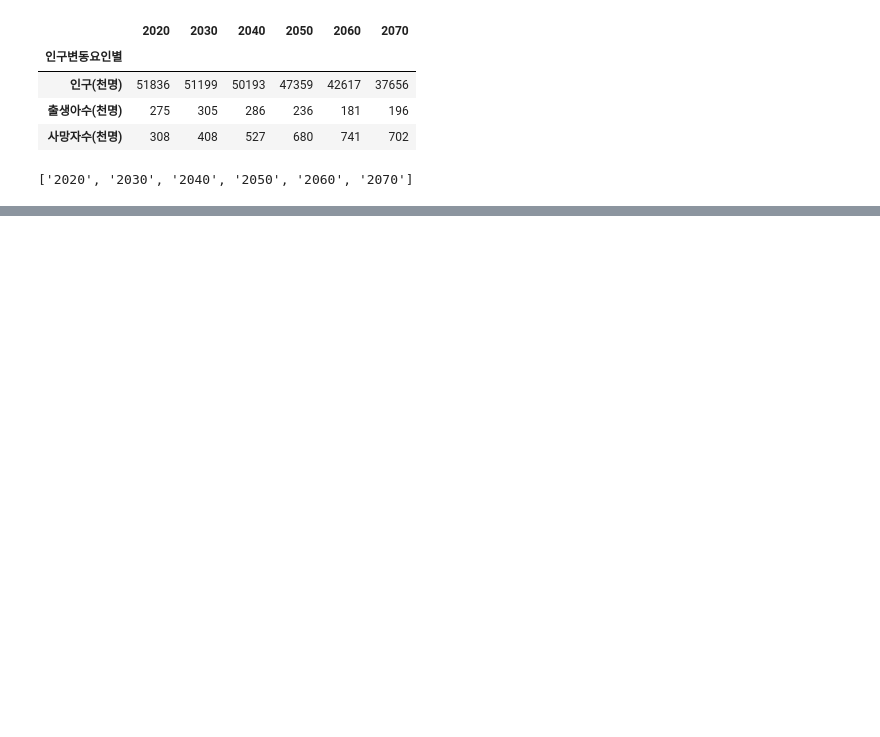
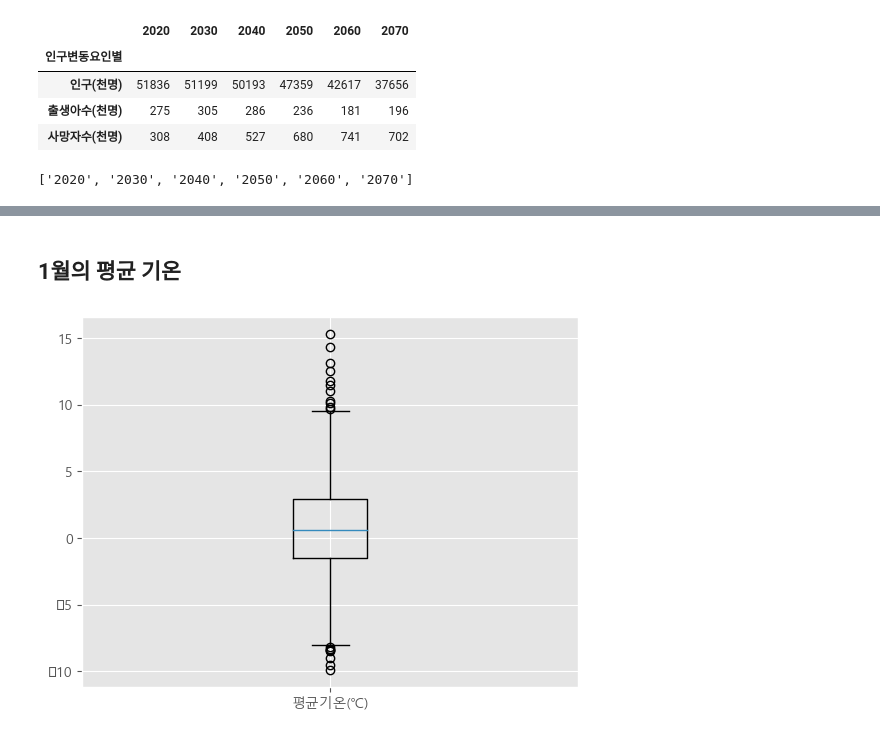
Before and after one commit to ydydydydydy/PythonStudy, a Jupyter notebook: python_lib/05.Matplotlib.ipynb, the cells around one changed output, grey strips where cells are left out. Saved outputs shown, nothing was run; the diff lists cells and outputs as text; code cells hidden in the pictures; blank space fills up the shorter version.

```diff
--- a/python_lib/05.Matplotlib.ipynb
+++ b/python_lib/05.Matplotlib.ipynb
@@ -592,0 +622,3 @@ plt.show()
+# %%
+temp_month = temp_data.query('월 == "01"')
+temp_month
@@ -592,0 +639,7 @@ plt.show()
+# %% [markdown]
+## 1월의 평균 기온
+# %%
+plt.boxplot(temp_month['평균기온(℃)'],labels=['평균기온(℃)'])
+plt.show()
+# %% [output]
+[figure, added]
```
Also changed, not shown: parts of 142 cells of this notebook, 3 other files.
